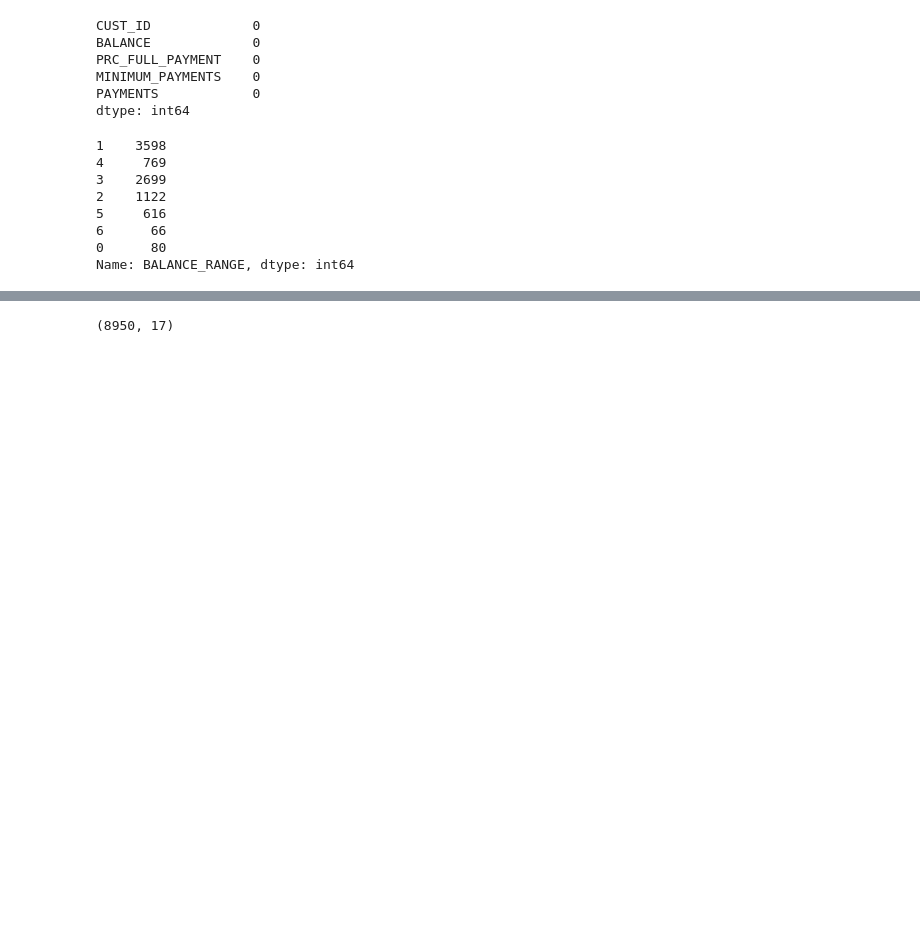
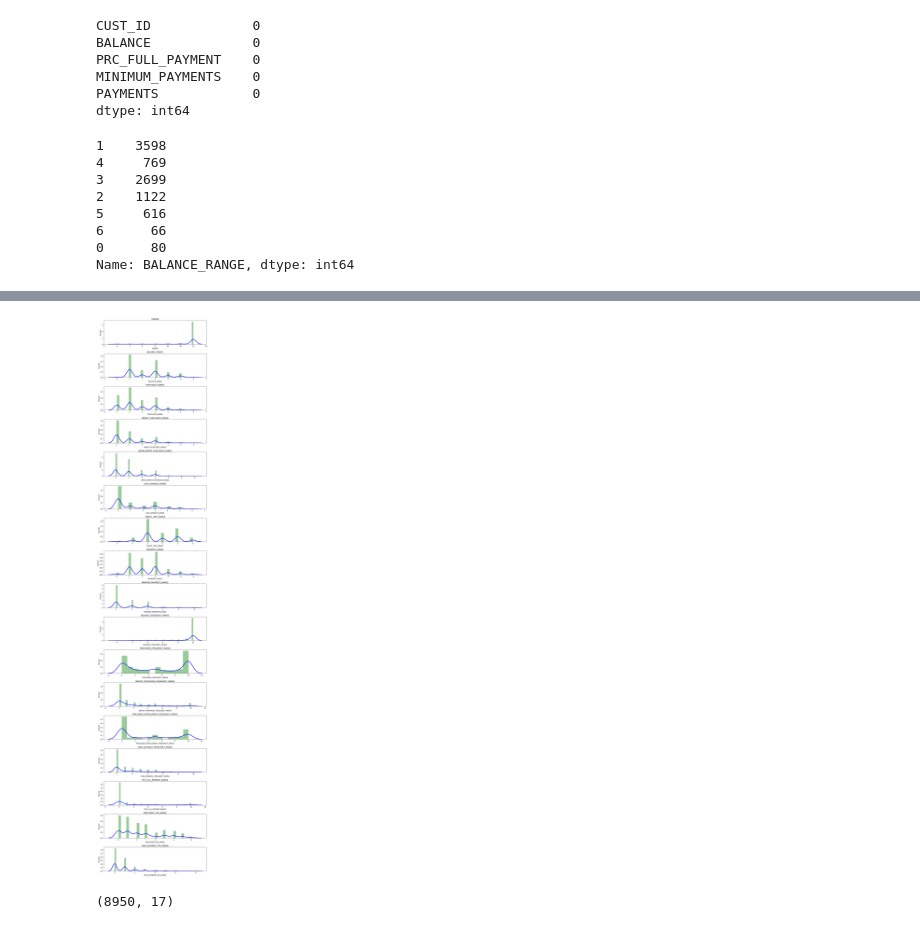
Before and after one commit to Striker2569/FDA-Project, a Jupyter notebook: py/analytics.ipynb, the cells around one changed output, grey strips where cells are left out. Saved outputs shown, nothing was run; the diff lists cells and outputs as text; code cells hidden in the pictures; blank space fills up the shorter version.

```diff
--- a/py/analytics.ipynb
+++ b/py/analytics.ipynb
@@ -181,3 +275,26 @@ iplot(fig)
+# %%
+# distplot combines the matplotlib.hist function with seaborn kdeplot()
+# KDE Plot represents the Kernel Density Estimate
+# KDE is used for visualizing the Probability Density of a continuous variable.
+# KDE demonstrates the probability density at different values in a continuous variable.
+
+# Mean of balance is $1500
+# 'Balance_Frequency' for most customers is updated frequently ~1
+# For 'PURCHASES_FREQUENCY', there are two distinct group of customers
+# For 'ONEOFF_PURCHASES_FREQUENCY' and 'PURCHASES_INSTALLMENT_FREQUENCY' most users don't do one off puchases or installment purchases frequently
+# Very small number of customers pay their balance in full 'PRC_FULL_PAYMENT'~0
+# Credit limit average is around $4500
+# Most customers are ~11 years tenure
+
+plt.figure(figsize=(10,50))
+for i in range(len(data.columns)):
+  plt.subplot(17, 1, i+1)
+  sns.distplot(data[data.columns[i]], kde_kws={"color": "b", "lw": 3, "label": "KDE"}, hist_kws={"color": "g"})
+  plt.title(data.columns[i])
+
+plt.tight_layout()
+# %% [output]
+[figure, added]
 # %%
 X= np.asarray(data)
 # %%
```
Also changed, not shown: parts of 20 cells of this notebook, 48 other files.
